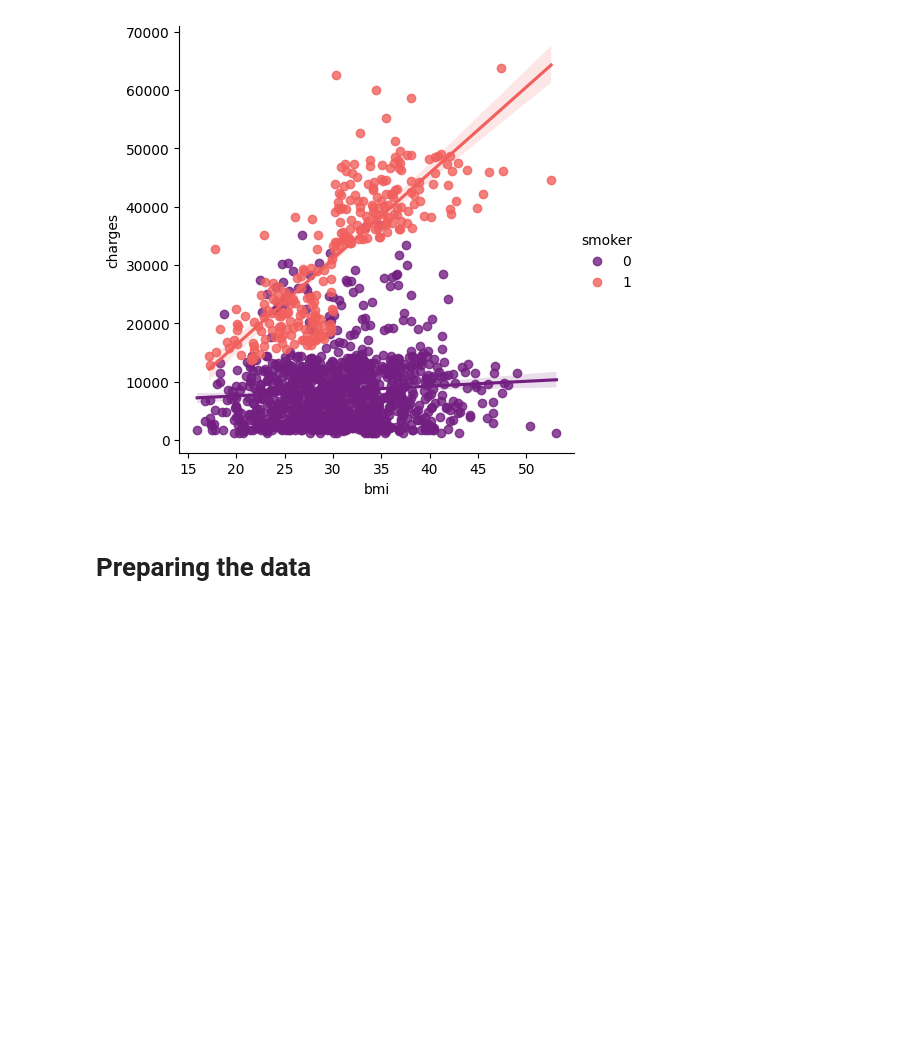
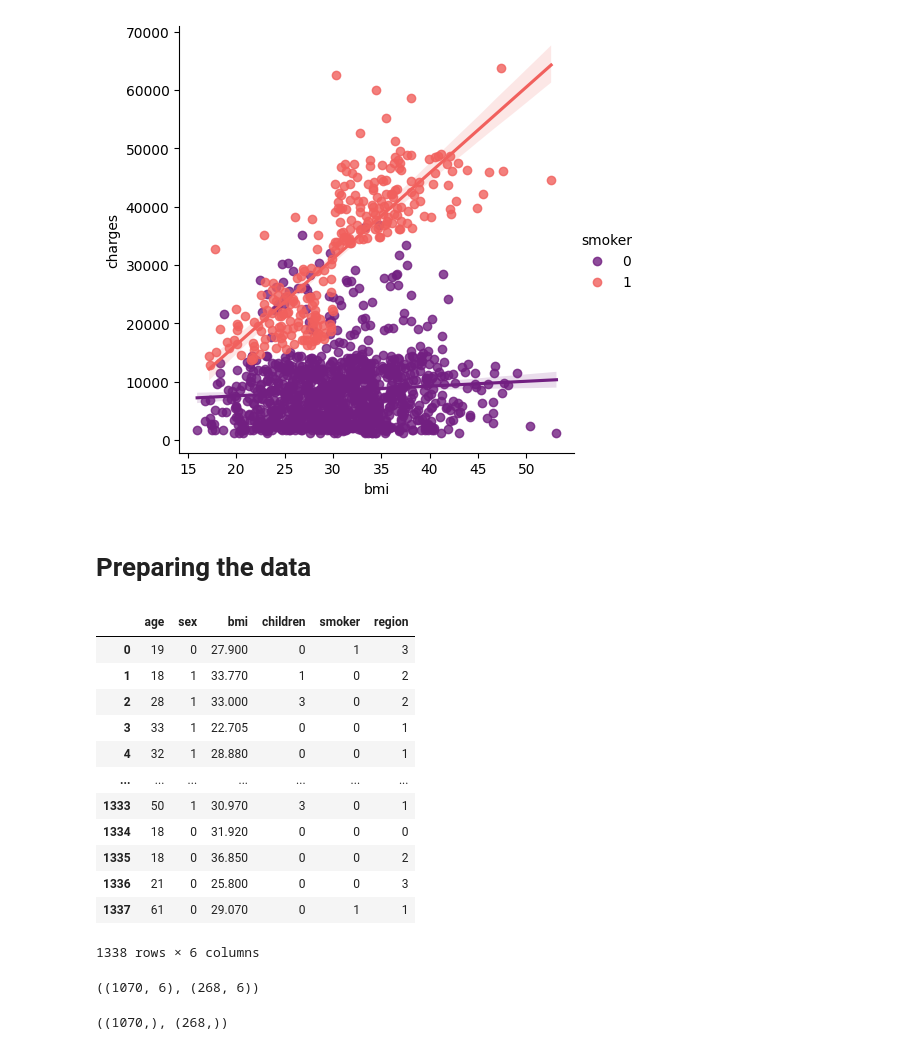
Before and after one commit to INCREDIBLE-AURNOB/Predict-personal-medical-cost, a Jupyter notebook: Personal_medical_cost.ipynb, the cells around one changed output. Cells and saved outputs as stored; diff of their text form; code cells hidden in the pictures; blank space fills up the shorter version.

```diff
--- a/Personal_medical_cost.ipynb
+++ b/Personal_medical_cost.ipynb
@@ -155,3 +159,19 @@ from sklearn.svm import SVR
 # %%
 X=df.drop(['charges'],axis=1)
 y=df.charges
+# %%
+X
+# %% [output]
+|  | age | sex | bmi | children | smoker | region |
+| 0 | 19 | 0 | 27.900 | 0 | 1 | 3 |
+| 1 | 18 | 1 | 33.770 | 1 | 0 | 2 |
+| 2 | 28 | 1 | 33.000 | 3 | 0 | 2 |
+| 3 | 33 | 1 | 22.705 | 0 | 0 | 1 |
+| 4 | 32 | 1 | 28.880 | 0 | 0 | 1 |
+| ... | ... | ... | ... | ... | ... | ... |
+| 1333 | 50 | 1 | 30.970 | 3 | 0 | 1 |
+| 1334 | 18 | 0 | 31.920 | 0 | 0 | 0 |
+| 1335 | 18 | 0 | 36.850 | 0 | 0 | 2 |
+| 1336 | 21 | 0 | 25.800 | 0 | 0 | 3 |
+| 1337 | 61 | 0 | 29.070 | 0 | 1 | 1 |
+1338 rows × 6 columns
@@ -157,0 +180,8 @@ y=df.charges
+# %%
+X_train.shape , X_test.shape
+# %% [output]
+((1070, 6), (268, 6))
+# %%
+y_train.shape ,y_test.shape
+# %% [output]
+((1070,), (268,))
```
Also changed, not shown: parts of 7 cells of this notebook.
